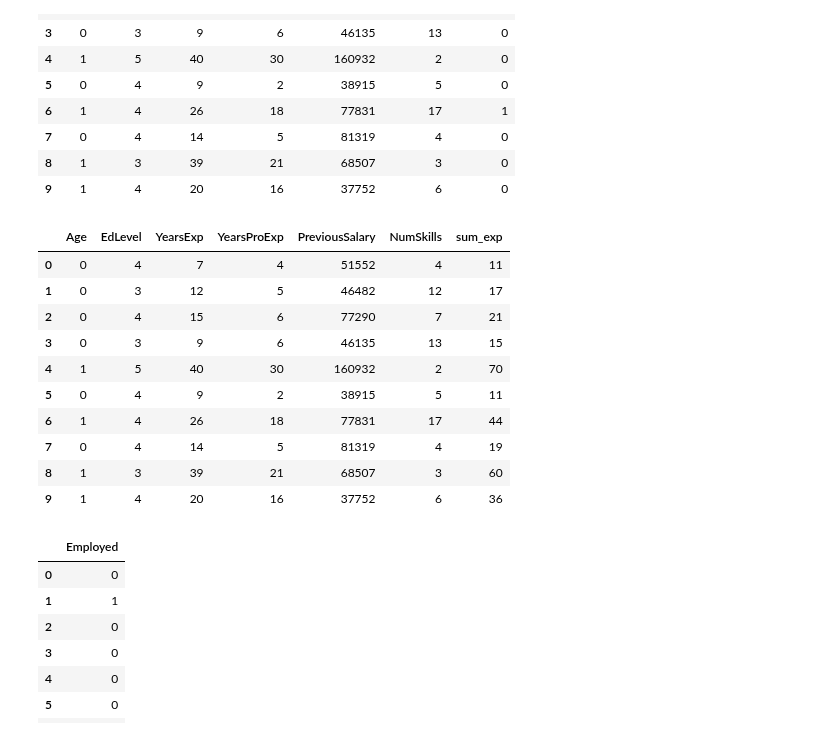
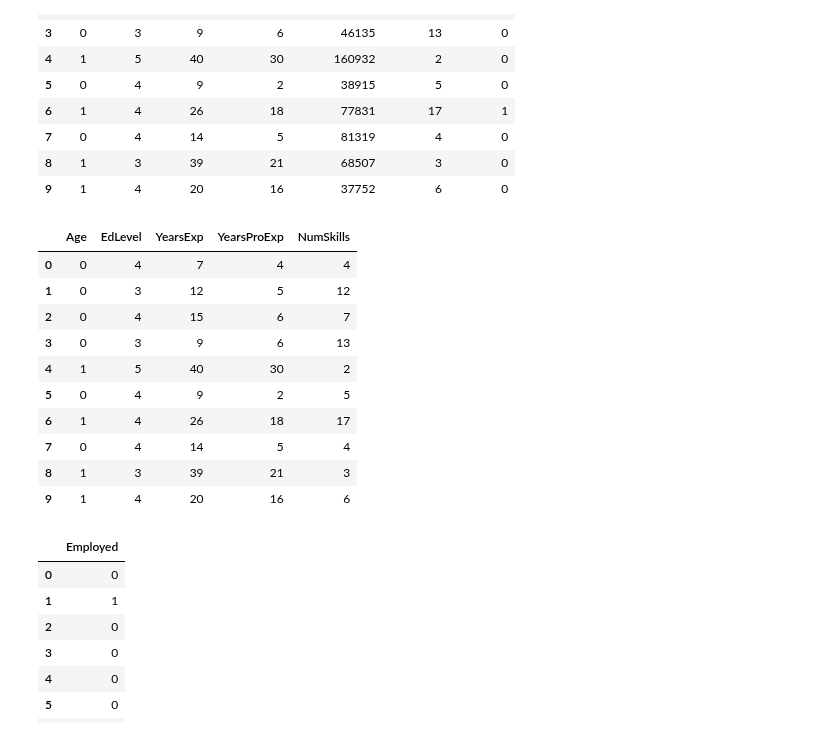
Before and after one commit to abayup14/CapstoneBangkit, a Jupyter notebook: Machine Learning/Employment Model/3. Model.ipynb, the cells around one changed output. Cells and saved outputs as stored; diff of their text form; code cells hidden in the pictures.

```diff
--- a/Machine Learning/Employment Model/3. Model.ipynb
+++ b/Machine Learning/Employment Model/3. Model.ipynb
@@ -18,21 +18,21 @@ data.head(10)
 | 8 | 1 | 3 | 39 | 21 | 68507 | 3 | 0 |
 | 9 | 1 | 4 | 20 | 16 | 37752 | 6 | 0 |
 # %%
-df_x = data[["Age", "EdLevel", "YearsExp", "YearsProExp", "PreviousSalary", "NumSkills"]]
-df_x['sum_exp']=df_x["YearsExp"]+df_x["YearsProExp"]
+df_x = data[["Age", "EdLevel", "YearsExp", "YearsProExp", "NumSkills"]]
+#df_x['sum_exp']=df_x["YearsExp"]+df_x["YearsProExp"]
 df_x.head(10)
 # %% [output]
-|  | Age | EdLevel | YearsExp | YearsProExp | PreviousSalary | NumSkills | sum_exp |
-| 0 | 0 | 4 | 7 | 4 | 51552 | 4 | 11 |
-| 1 | 0 | 3 | 12 | 5 | 46482 | 12 | 17 |
-| 2 | 0 | 4 | 15 | 6 | 77290 | 7 | 21 |
-| 3 | 0 | 3 | 9 | 6 | 46135 | 13 | 15 |
-| 4 | 1 | 5 | 40 | 30 | 160932 | 2 | 70 |
-| 5 | 0 | 4 | 9 | 2 | 38915 | 5 | 11 |
-| 6 | 1 | 4 | 26 | 18 | 77831 | 17 | 44 |
-| 7 | 0 | 4 | 14 | 5 | 81319 | 4 | 19 |
-| 8 | 1 | 3 | 39 | 21 | 68507 | 3 | 60 |
-| 9 | 1 | 4 | 20 | 16 | 37752 | 6 | 36 |
+|  | Age | EdLevel | YearsExp | YearsProExp | NumSkills |
+| 0 | 0 | 4 | 7 | 4 | 4 |
+| 1 | 0 | 3 | 12 | 5 | 12 |
+| 2 | 0 | 4 | 15 | 6 | 7 |
+| 3 | 0 | 3 | 9 | 6 | 13 |
+| 4 | 1 | 5 | 40 | 30 | 2 |
+| 5 | 0 | 4 | 9 | 2 | 5 |
+| 6 | 1 | 4 | 26 | 18 | 17 |
+| 7 | 0 | 4 | 14 | 5 | 4 |
+| 8 | 1 | 3 | 39 | 21 | 3 |
+| 9 | 1 | 4 | 20 | 16 | 6 |
 # %%
 df_y = data[["Employed"]]
 df_y.head(10)
```
Also changed, not shown: parts of 3 cells of this notebook, 1 other file.
